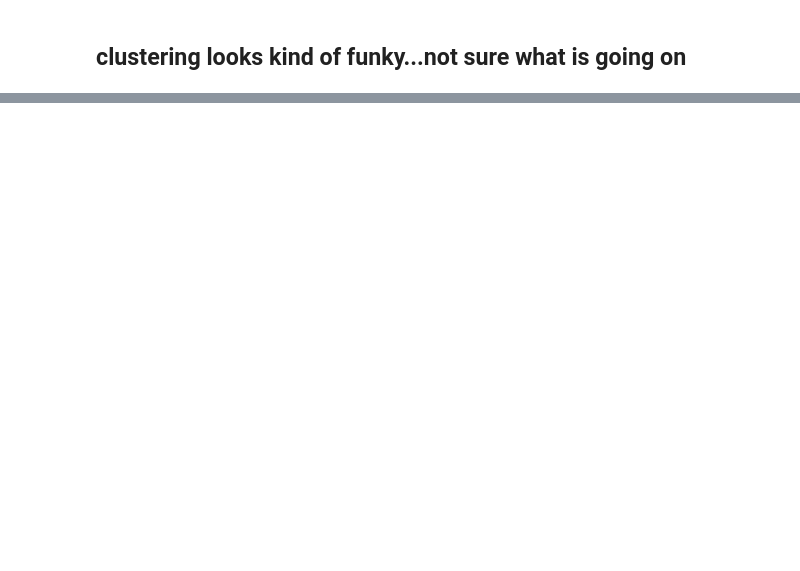
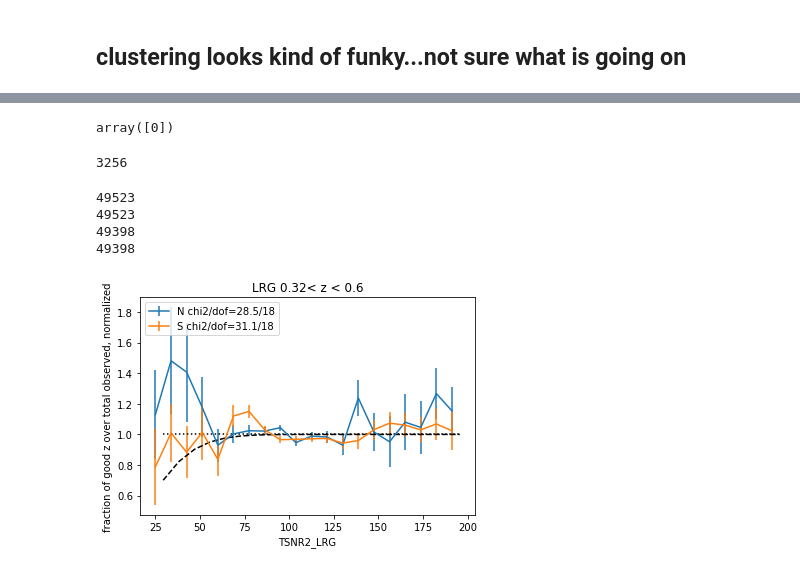
Before and after one commit to desihub/LSS, a Jupyter notebook: Sandbox/SV3LRG.ipynb, the cells around one changed output, grey strips where cells are left out. Saved outputs shown, nothing was run; the diff lists cells and outputs as text; code cells hidden in the pictures; blank space fills up the shorter version.

```diff
--- a/Sandbox/SV3LRG.ipynb
+++ b/Sandbox/SV3LRG.ipynb
@@ -100,0 +222,56 @@ for i in range(0,len(zl)):
+# %%
+np.unique(ld)
+# %% [output]
+array([0])
+# %%
+len(ld)
+# %% [output]
+3256
+# %%
+efac = 1#8.60
+zmin = 0.32
+zmax = 0.6
+frl = [.225,.235]
+regl = ['N','S']
+for fr,reg in zip(frl,regl):
+    wa = ff['LOCATION_ASSIGNED'] == 1
+    wa &= ff['FIBERSTATUS'] == 0
+    wa &= ff['TSNR2_LRG'] != 1e20
+    wa &= ff['PHOTSYS'] == reg
+    wgh = wa.copy()
+    wgh &= ff['ZWARN'] == 0
+    print(len(ff[wa]))
+    wgh &= ff['Z'] > zmin
+    wgh &= ff['Z'] < zmax
+    print(len(ff[wa]))
+    ffo = ff[wa]
+    ffz = ff[wgh]
+    rng = (25,200)
+    nb = 20
+    a = np.histogram(ffz['TSNR2_LRG'],bins=nb,range=rng)
+    b = np.histogram(ffo['TSNR2_LRG'],bins=a[1])
+    #plt.clf()
+    dl = a[0]/b[0]/fr
+    el = np.sqrt(a[0])/b[0]/fr
+    vs = a[1][:-1]+bs/2.
+    ol = np.ones(len(vs))#*0.74
+    em = erf(vs/40)
+
+    chi2 = np.sum((dl-1)**2./el**2.)
+    plt.errorbar(a[1][:-1]*efac,dl,el,label=reg+' chi2/dof='+str(round(chi2,1))+'/'+str(nb-2))#,fmt='ko')
+bs = (rng[1]-rng[0])/nb
+
+ol = np.ones(len(vs))#*0.54
+plt.plot(vs*efac,ol,'k:')
+plt.plot(vs*efac,em,'k--')
+plt.title('LRG '+str(zmin)+'< z < '+str(zmax))
+plt.xlabel('TSNR2_LRG')
+plt.ylabel('fraction of good z over total observed, normalized')
+plt.legend(loc='upper left')
+plt.show()
+# %% [output]
+49523
+49523
+49398
+49398
+[figure, added]
```
Also changed, not shown: parts of 46 cells of this notebook.
